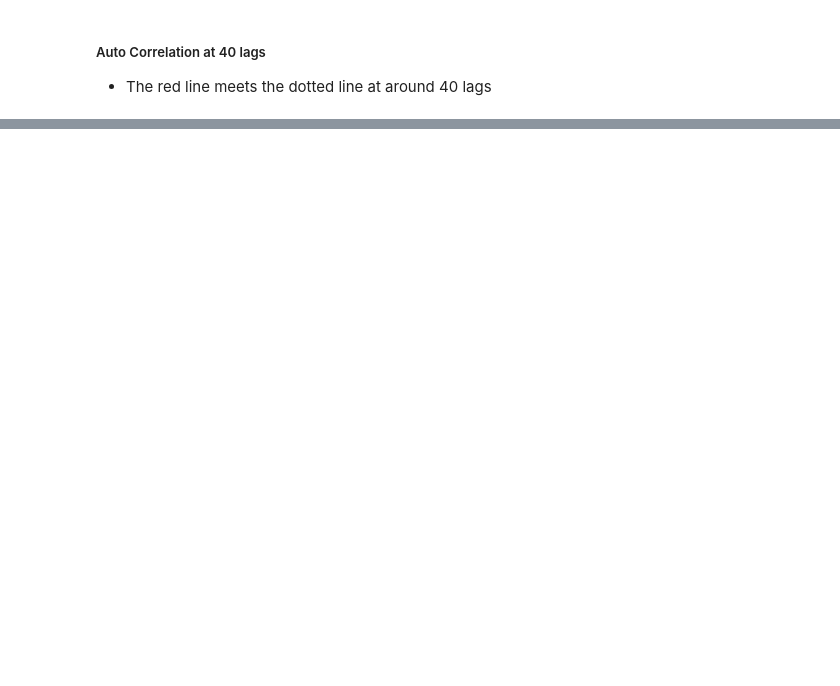
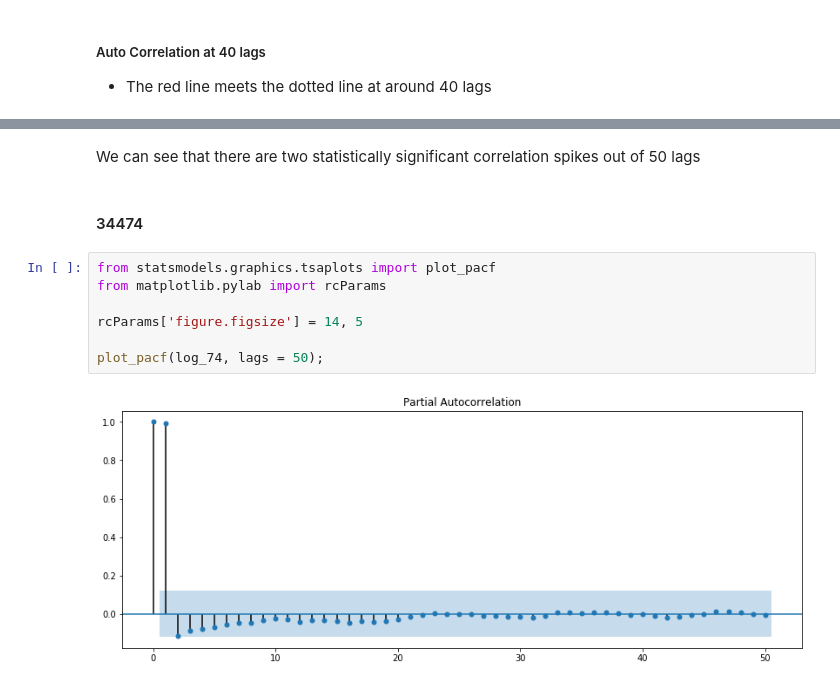
Before and after one commit to ksis1st/Zillow_TimeSeries_Prediction, a Jupyter notebook: Zillow_Ocala_ZIPCODE.ipynb, the cells around one changed output, grey strips where cells are left out. Drawn from its saved outputs; the diff is of its cells as text; blank space fills up the shorter version.

```diff
--- a/Zillow_Ocala_ZIPCODE.ipynb
+++ b/Zillow_Ocala_ZIPCODE.ipynb
@@ -837,0 +1582,13 @@ plot_acf(df_Ocala['34482'],title=title,lags=lags);
+# %% [markdown]
+We can see that there are two statistically significant correlation spikes out of 50 lags
+# %% [markdown]
+#### 34474
+# %%
+from statsmodels.graphics.tsaplots import plot_pacf
+from matplotlib.pylab import rcParams
+
+rcParams['figure.figsize'] = 14, 5
+
+plot_pacf(log_74, lags = 50);
+# %% [output]
+[figure, added]
```
Also changed, not shown: parts of 127 cells of this notebook.
